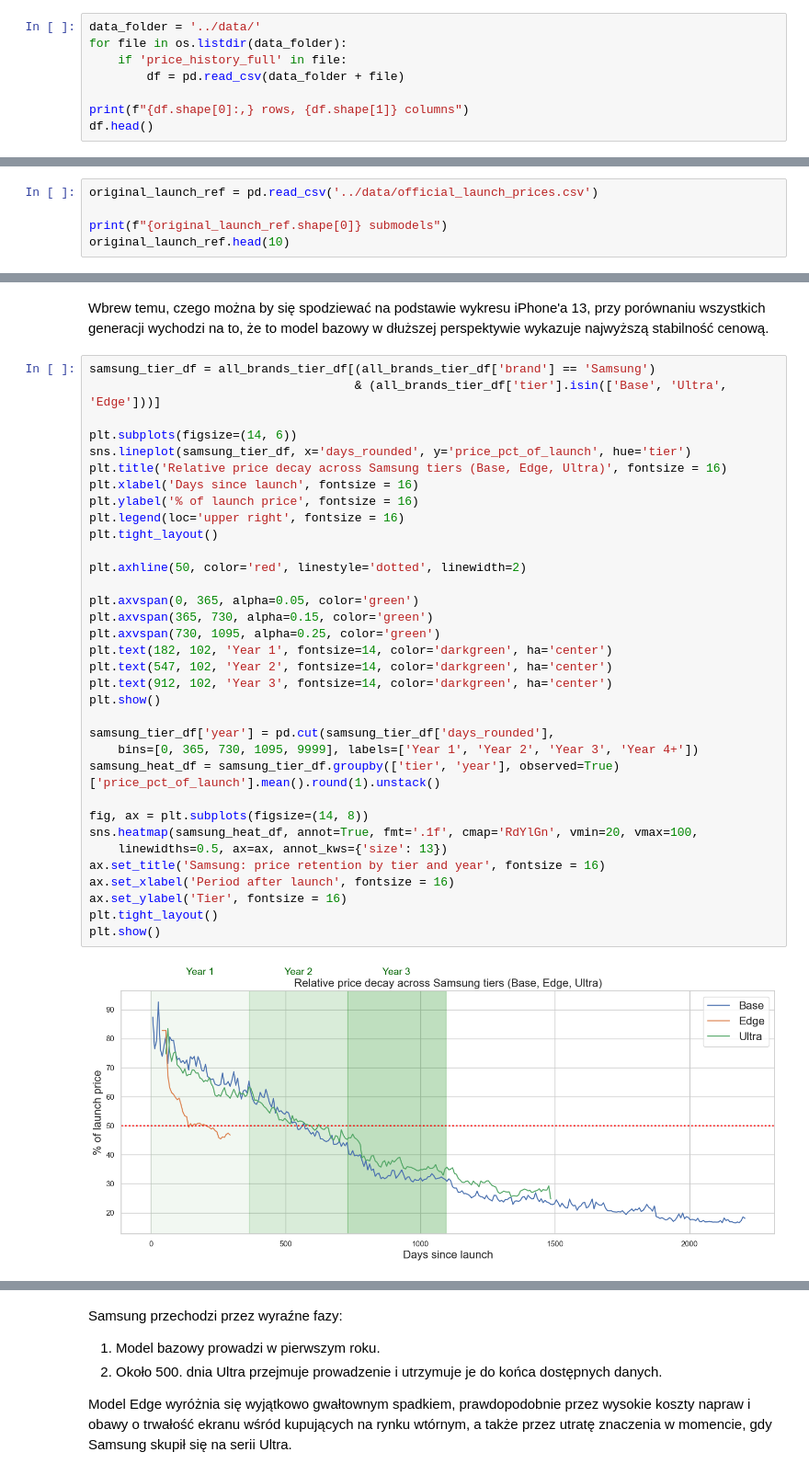
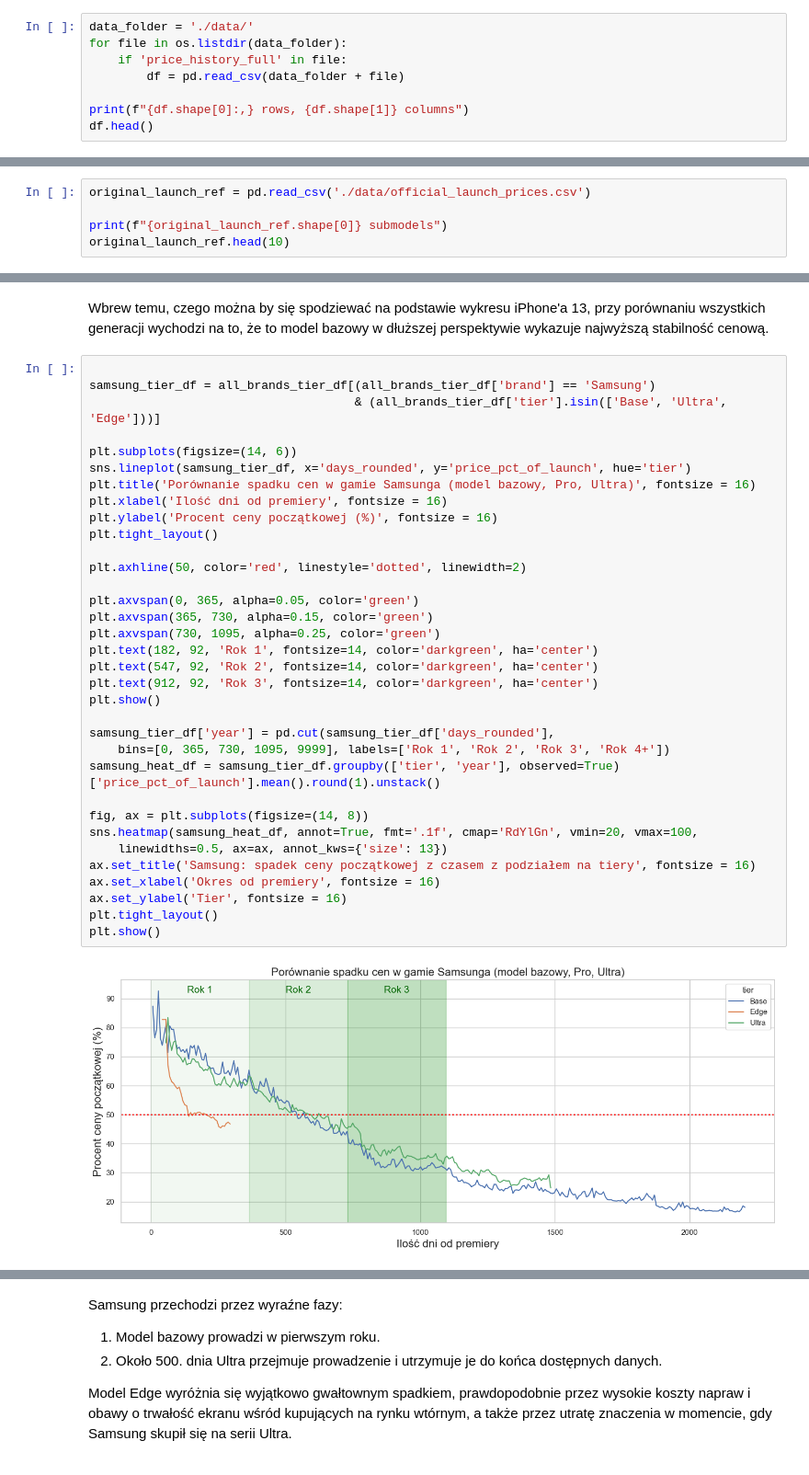
Before and after one commit to ady7ady7/amazon-smartphones-real-data-analysis, a Jupyter notebook: final_project_pl.ipynb, the cells around one changed output, grey strips where cells are left out. Shown at 92% size. Cells and saved outputs as stored; diff of their text form.

```diff
--- a/final_project_pl.ipynb
+++ b/final_project_pl.ipynb
@@ -28,7 +28,7 @@ sns.set_theme(style='whitegrid')
 
 Główny zbiór danych zawiera po jednym wierszu na każdy ASIN (każdy produkt, np. Iphone 13 Red 64 GB itd.) na tygodniowy snapshot cenowy. Zacznynam od wczytania danych i zbadania ich struktury.
 # %%
-data_folder = '../data/'
+data_folder = './data/'
 for file in os.listdir(data_folder):
     if 'price_history_full' in file:
         df = pd.read_csv(data_folder + file)
@@ -128,7 +128,7 @@ Na początku korzystałem z pierwszej ceny pobranej z historii Keepa, ale ostate
 
 Jako cenę premierową przyjąłem średnią ze wszystkich wariantów pamięci (np. cena iPhone 16 Pro to średnia cen wariantów 128GB, 256GB, 512GB, 1TB). Zamiast daty rozpoczęcia śledzenia przez Keepa, która bywa opóźniona o kilka miesięcy, używam `official_premiere_date` z tej tabeli jako punktu odniesienia dla wszystkich obliczeń,
 # %%
-original_launch_ref = pd.read_csv('../data/official_launch_prices.csv')
+original_launch_ref = pd.read_csv('./data/official_launch_prices.csv')
 
 print(f"{original_launch_ref.shape[0]} submodels")
 original_launch_ref.head(10)
@@ -678,38 +679,38 @@ plt.show()
 # %% [markdown]
 Wbrew temu, czego można by się spodziewać na podstawie wykresu iPhone'a 13, przy porównaniu wszystkich generacji wychodzi na to, że to model bazowy w dłuższej perspektywie wykazuje najwyższą stabilność cenową.
 # %%
+
 samsung_tier_df = all_brands_tier_df[(all_brands_tier_df['brand'] == 'Samsung')
                                      & (all_brands_tier_df['tier'].isin(['Base', 'Ultra', 'Edge']))]
 
 plt.subplots(figsize=(14, 6))
 sns.lineplot(samsung_tier_df, x='days_rounded', y='price_pct_of_launch', hue='tier')
-plt.title('Relative price decay across Samsung tiers (Base, Edge, Ultra)', fontsize = 16)
-plt.xlabel('Days since launch', fontsize = 16)
-plt.ylabel('% of launch price', fontsize = 16)
-plt.legend(loc='upper right', fontsize = 16)
+plt.title('Porównanie spadku cen w gamie Samsunga (model bazowy, Pro, Ultra)', fontsize = 16)
+plt.xlabel('Ilość dni od premiery', fontsize = 16)
+plt.ylabel('Procent ceny początkowej (%)', fontsize = 16)
 plt.tight_layout()
 
 plt.axhline(50, color='red', linestyle='dotted', linewidth=2)
 
 plt.axvspan(0, 365, alpha=0.05, color='green')
 plt.axvspan(365, 730, alpha=0.15, color='green')
 plt.axvspan(730, 1095, alpha=0.25, color='green')
-plt.text(182, 102, 'Year 1', fontsize=14, color='darkgreen', ha='center')
-plt.text(547, 102, 'Year 2', fontsize=14, color='darkgreen', ha='center')
-plt.text(912, 102, 'Year 3', fontsize=14, color='darkgreen', ha='center')
+plt.text(182, 92, 'Rok 1', fontsize=14, color='darkgreen', ha='center')
+plt.text(547, 92, 'Rok 2', fontsize=14, color='darkgreen', ha='center')
+plt.text(912, 92, 'Rok 3', fontsize=14, color='darkgreen', ha='center')
 plt.show()
 
 samsung_tier_df['year'] = pd.cut(samsung_tier_df['days_rounded'],
-    bins=[0, 365, 730, 1095, 9999], labels=['Year 1', 'Year 2', 'Year 3', 'Year 4+'])
+    bins=[0, 365, 730, 1095, 9999], labels=['Rok 1', 'Rok 2', 'Rok 3', 'Rok 4+'])
 samsung_heat_df = samsung_tier_df.groupby(['tier', 'year'], observed=True)['price_pct_of_launch'].mean().round(1).unstack()
 
 fig, ax = plt.subplots(figsize=(14, 8))
 sns.heatmap(samsung_heat_df, annot=True, fmt='.1f', cmap='RdYlGn', vmin=20, vmax=100,
     linewidths=0.5, ax=ax, annot_kws={'size': 13})
-ax.set_title('Samsung: price retention by tier and year', fontsize = 16)
-ax.set_xlabel('Period after launch', fontsize = 16)
+ax.set_title('Samsung: spadek ceny początkowej z czasem z podziałem na tiery', fontsize = 16)
+ax.set_xlabel('Okres od premiery', fontsize = 16)
 ax.set_ylabel('Tier', fontsize = 16)
 plt.tight_layout()
 plt.show()
 # %% [output]
-[figure, old version]
+[figure, new version]
```
Also changed, not shown: parts of 20 cells of this notebook, 3 other files.
